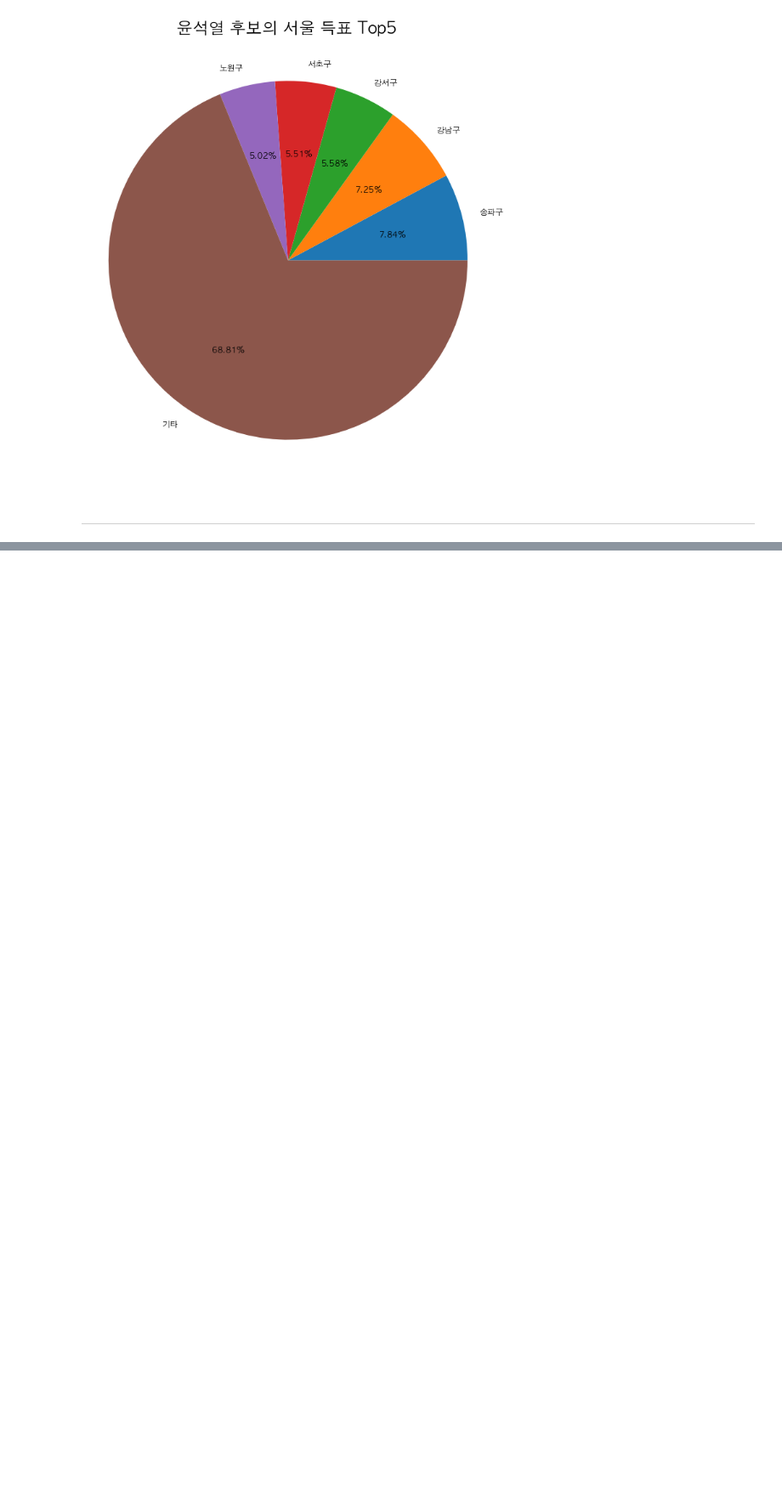
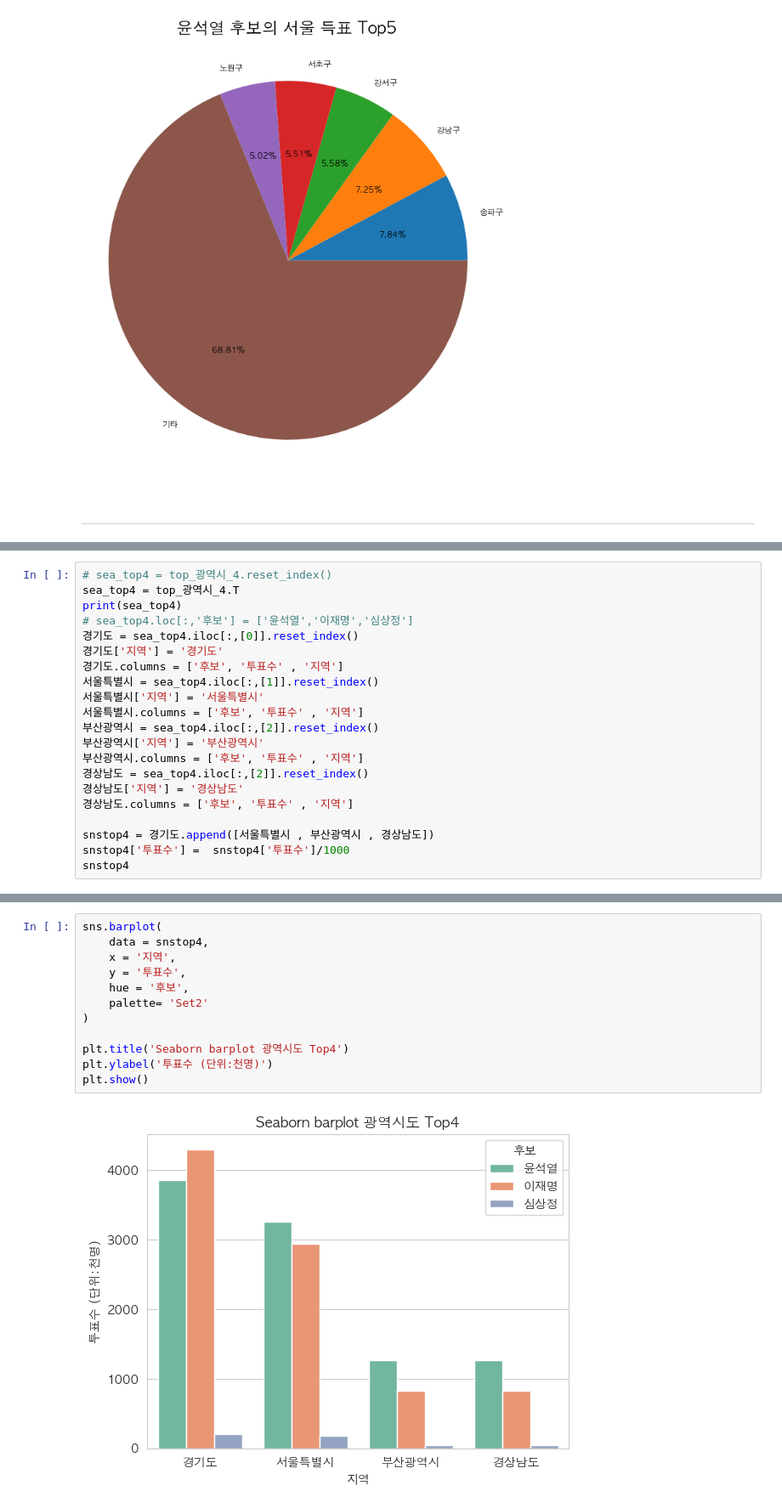
Before and after one commit to monargent0/TJPythonClass, a Jupyter notebook: 3.DataAnalysis/Note/12.대선자료시각화.ipynb, the cells around one changed output, grey strips where cells are left out. Shown at 85% size. Drawn from its saved outputs; the diff is of its cells as text; blank space fills up the shorter version.

```diff
--- a/3.DataAnalysis/Note/12.대선자료시각화.ipynb
+++ b/3.DataAnalysis/Note/12.대선자료시각화.ipynb
@@ -339,0 +432,21 @@ plt.show()
+# %%
+# sea_top4 = top_광역시_4.reset_index()
+sea_top4 = top_광역시_4.T
+print(sea_top4)
+# sea_top4.loc[:,'후보'] = ['윤석열','이재명','심상정']
+경기도 = sea_top4.iloc[:,[0]].reset_index()
+경기도['지역'] = '경기도'
+경기도.columns = ['후보', '투표수' , '지역']
+서울특별시 = sea_top4.iloc[:,[1]].reset_index()
+서울특별시['지역'] = '서울특별시'
+서울특별시.columns = ['후보', '투표수' , '지역']
+부산광역시 = sea_top4.iloc[:,[2]].reset_index()
+부산광역시['지역'] = '부산광역시'
+부산광역시.columns = ['후보', '투표수' , '지역']
+경상남도 = sea_top4.iloc[:,[2]].reset_index()
+경상남도['지역'] = '경상남도'
+경상남도.columns = ['후보', '투표수' , '지역']
+
+snstop4 = 경기도.append([서울특별시 , 부산광역시 , 경상남도])
+snstop4['투표수'] =  snstop4['투표수']/1000
+snstop4
@@ -339,0 +471,14 @@ plt.show()
+# %%
+sns.barplot(
+    data = snstop4,
+    x = '지역',
+    y = '투표수',
+    hue = '후보',
+    palette= 'Set2'
+)
+
+plt.title('Seaborn barplot 광역시도 Top4')
+plt.ylabel('투표수 (단위:천명)')
+plt.show()
+# %% [output]
+[figure, added]
```
Also changed, not shown: parts of 17 cells of this notebook, 5 other files.
